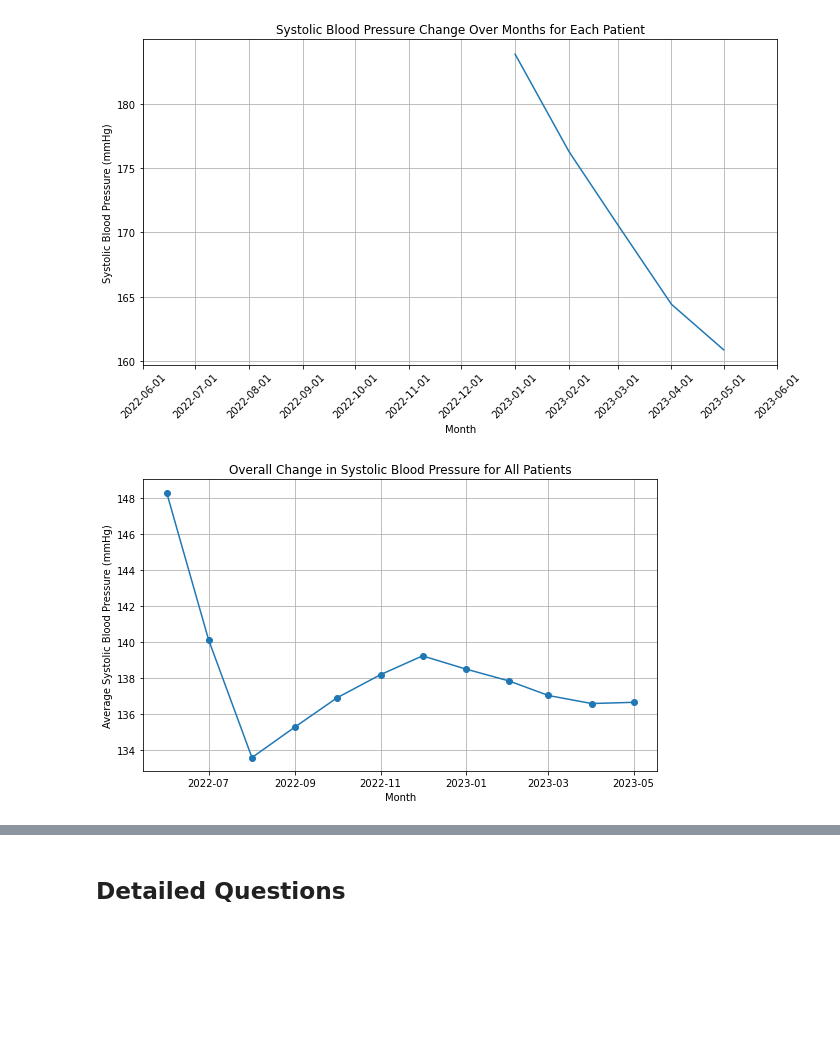
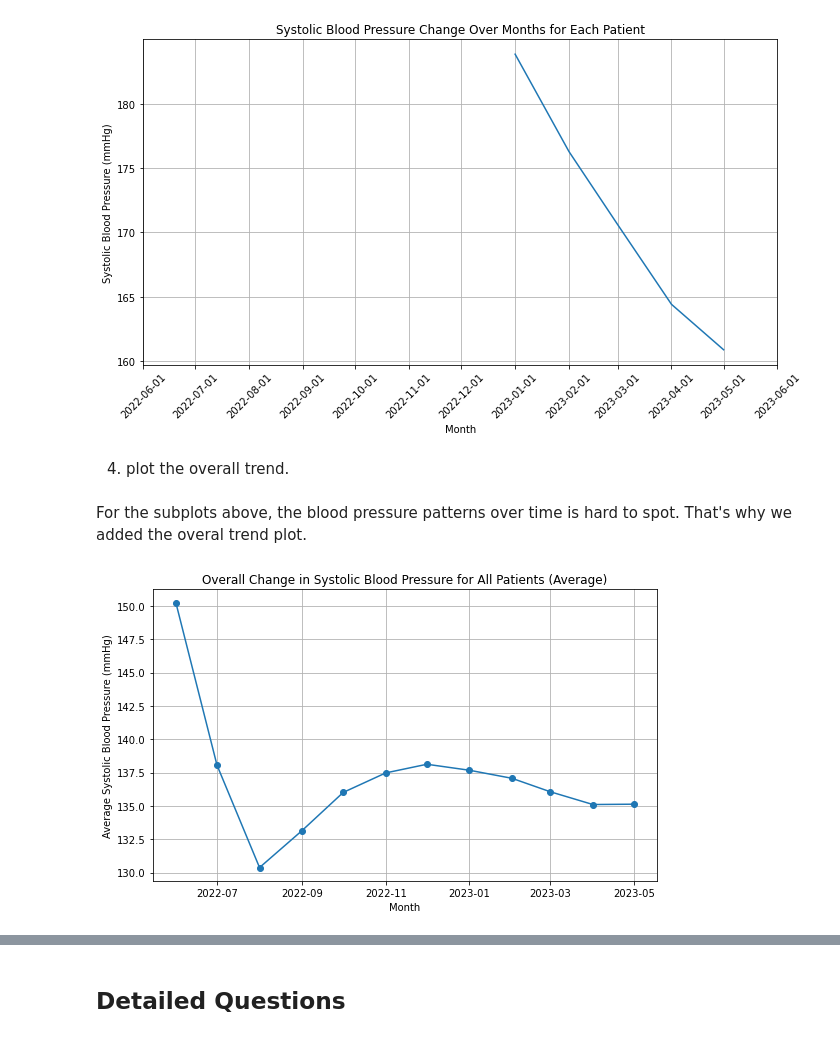
Before and after one commit to ruixuanzheng/iHealthChallenge, a Jupyter notebook: solution.ipynb, the cells around one changed output, grey strips where cells are left out. Drawn from its saved outputs; the diff is of its cells as text; code cells hidden in the pictures; blank space fills up the shorter version.

```diff
--- a/solution.ipynb
+++ b/solution.ipynb
@@ -173,21 +163,27 @@ Num of unique patients: 1
 [figure]
 [figure]
 [figure]
+# %% [markdown]
+4. plot the overall trend.
+# %% [markdown]
+For the subplots above, the blood pressure patterns over time is hard to spot. That's why we added the overal trend plot.
 # %%
+# Average Systolic Blood Pressure
+
 # Calculate average systolic blood pressure for each month across all patients
-avg_sbp_per_month = sample.groupby('month')['systolic_mmHg'].mean()
+avg_sbp_per_month = cat_sample.groupby('month')['systolic_mmHg'].mean()
 
 # Plotting the overall change in blood pressure
 plt.figure(figsize=(8, 5))
 
 plt.plot(avg_sbp_per_month.index, avg_sbp_per_month.values, marker='o', linestyle='-')
 
 # Adding labels and title
 plt.xlabel('Month')
 plt.ylabel('Average Systolic Blood Pressure (mmHg)')
-plt.title('Overall Change in Systolic Blood Pressure for All Patients')
+plt.title('Overall Change in Systolic Blood Pressure for All Patients (Average)')
 plt.grid(True)
 plt.tight_layout()
 # %% [output]
-[figure, old version]
+[figure, new version]
 # %%
```
Also changed, not shown: parts of 5 cells of this notebook.
